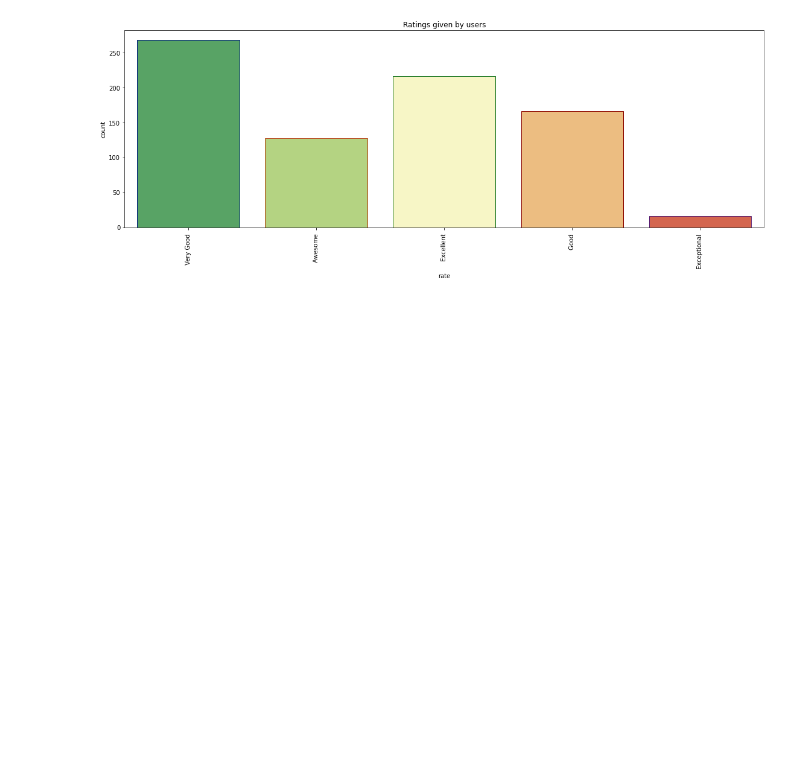
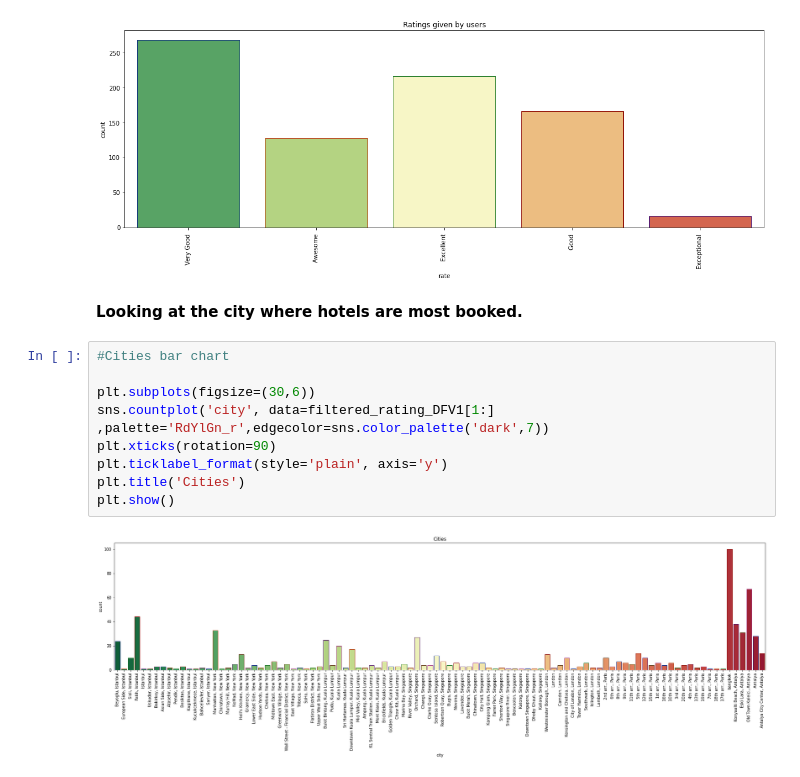
Before and after one commit to kartikay89/Data-Analysis, a Jupyter notebook: HotelBookings.ipynb, the cells around one changed output. Drawn from its saved outputs; the diff is of its cells as text; blank space fills up the shorter version.

```diff
--- a/HotelBookings.ipynb
+++ b/HotelBookings.ipynb
@@ -96,3 +96,16 @@ plt.title('Ratings given by users')
 plt.show()
 # %% [output]
 [figure]
+# %% [markdown]
+**Looking at the city where hotels are most booked.**
+# %%
+#Cities bar chart
+
+plt.subplots(figsize=(30,6))
+sns.countplot('city', data=filtered_rating_DFV1[1:] ,palette='RdYlGn_r',edgecolor=sns.color_palette('dark',7))
+plt.xticks(rotation=90)
+plt.ticklabel_format(style='plain', axis='y')
+plt.title('Cities')
+plt.show()
+# %% [output]
+[figure, added]
```
